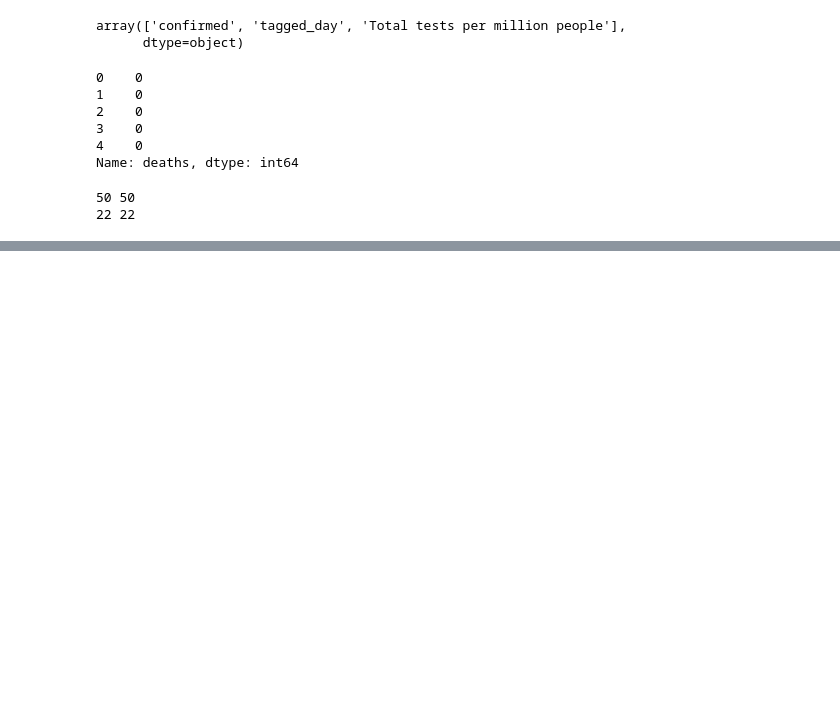
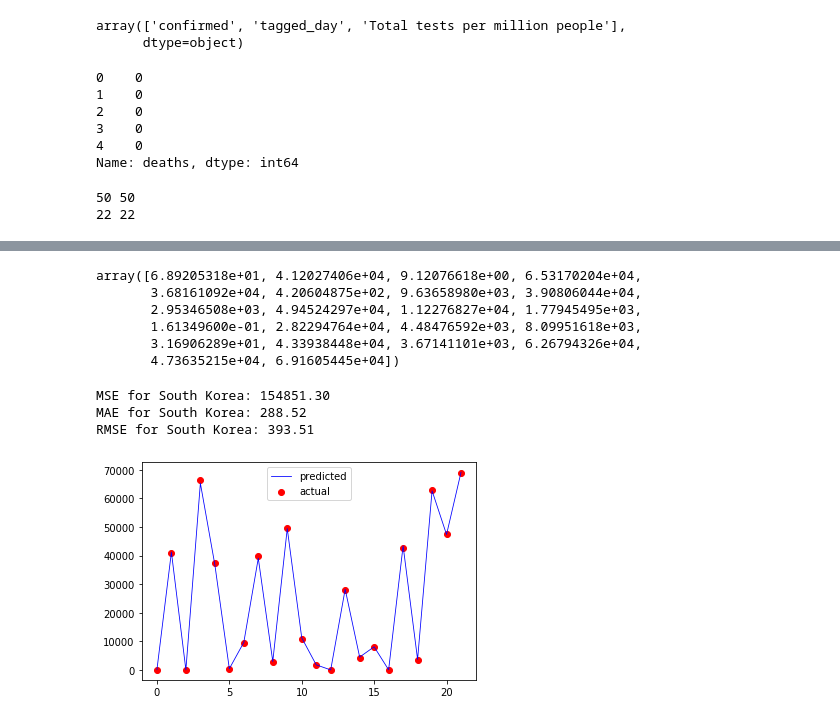
Before and after one commit to kd91/Modeling-of-COVID-19-testing-deaths, a Jupyter notebook: HS630_Final_Report_COVID-19_Testing_Density.ipynb, the cells around one changed output, grey strips where cells are left out. Saved outputs shown, nothing was run; the diff lists cells and outputs as text; code cells hidden in the pictures; blank space fills up the shorter version.

```diff
--- a/HS630_Final_Report_COVID-19_Testing_Density.ipynb
+++ b/HS630_Final_Report_COVID-19_Testing_Density.ipynb
@@ -386,3 +387,16 @@ min_max_scaler = MinMaxScaler()
 X_train_kor_minmax = min_max_scaler.fit_transform(X_train_kor)# fit training set
 X_test_kor_minmax = min_max_scaler.transform(X_test_kor)# test set transform only, no fit
 X_test_kor_minmax
+# %%
+# USING GRIDSEARCH
+start_time = time.time()
+param_grid = {'C': [10,400,500,600,750,], 'gamma': [30,20,10,2,1.75,1],'kernel': ['rbf', 'poly', 'sigmoid', 'linear']}
+grid = GridSearchCV(SVR(),param_grid,refit=True,verbose=2)
+grid.fit(X_train_kor_minmax,y_train_kor)
+print(grid.best_estimator_)
+print("time taken for grid search = ", time.time() - start_time)
+
+#Results:
+#SVR(C=500, cache_size=200, coef0=0.0, degree=3, epsilon=0.1, gamma=20,
+#    kernel='poly', max_iter=-1, shrinking=True, tol=0.001, verbose=False)
+#time taken for grid search =  6.192033052444458
@@ -388,0 +441,31 @@ X_test_kor_minmax
+# %%
+y_pred_kor_minmax = grid.best_estimator_.predict(X_test_kor_minmax)
+y_pred_kor_minmax
+# %% [output]
+array([6.89205318e+01, 4.12027406e+04, 9.12076618e+00, 6.53170204e+04,
+       3.68161092e+04, 4.20604875e+02, 9.63658980e+03, 3.90806044e+04,
+       2.95346508e+03, 4.94524297e+04, 1.12276827e+04, 1.77945495e+03,
+       1.61349600e-01, 2.82294764e+04, 4.48476592e+03, 8.09951618e+03,
+       3.16906289e+01, 4.33938448e+04, 3.67141101e+03, 6.26794326e+04,
+       4.73635215e+04, 6.91605445e+04])
+# %%
+mse = mean_squared_error(y_test_kor,y_pred_kor_minmax)
+mae = mean_absolute_error(y_test_kor,y_pred_kor_minmax)
+# r2_score = r2_score(y_test_kor,y_pred_kor_minmax)
+print("MSE for South Korea: %.2f" % mse)
+print("MAE for South Korea: %.2f" % mae)
+print("RMSE for South Korea: %.2f" % np.sqrt(mse))
+# print("Coefficient of determination for South Korea: %.2f" % r2_score)
+# %% [output]
+MSE for South Korea: 154851.30
+MAE for South Korea: 288.52
+RMSE for South Korea: 393.51
+# %%
+# actual vs predicted for South Korea
+x_ax = range(len(y_test_kor))
+plt.scatter(x_ax, y_test_kor, color="red", label="actual")
+plt.plot(x_ax, y_pred_kor_minmax, lw=0.8, color="blue", label="predicted")
+plt.legend()
+plt.show()
+# %% [output]
+[figure, added]
```
Also changed, not shown: parts of 17 cells of this notebook.
